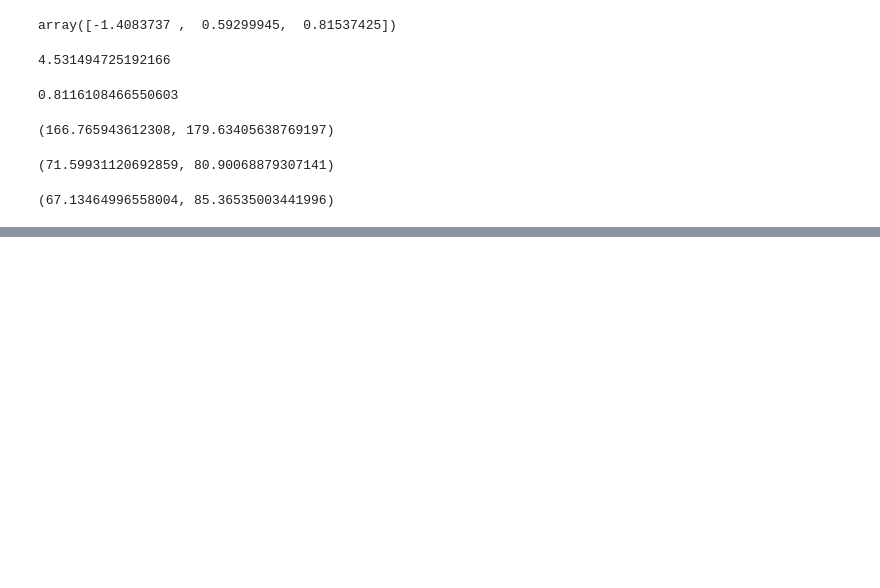
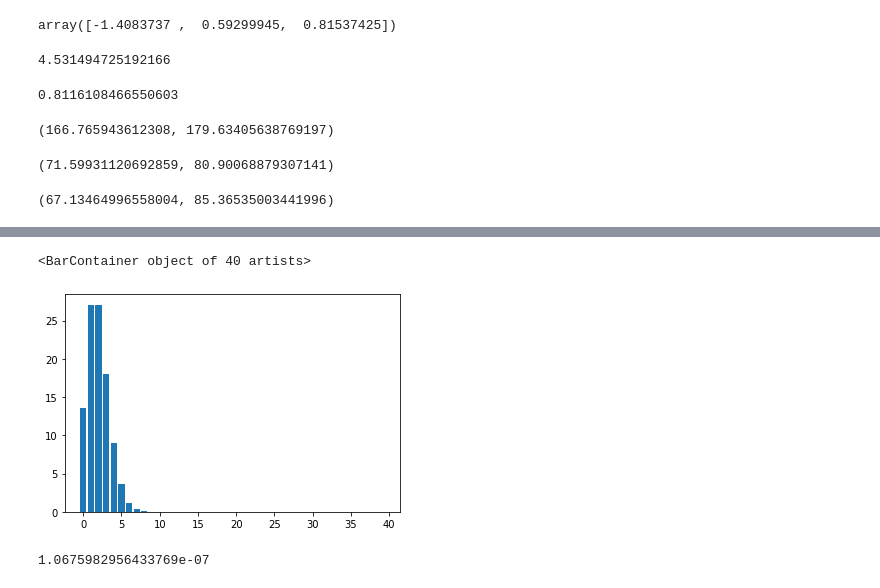
Before and after one commit to eaglehkim/python, a Jupyter notebook: prac2.ipynb, the cells around one changed output, grey strips where cells are left out. Cells and saved outputs as stored; diff of their text form; code cells hidden in the pictures; blank space fills up the shorter version.

```diff
--- a/prac2.ipynb
+++ b/prac2.ipynb
@@ -1768,0 +1993,37 @@ ms_min, ms_max
+# %%
+# 포아송 분포
+# n -> 무한대
+# k -> 0 으로 수렴
+
+# 일어날 횟수 - λ(람다) 번일 때
+# 이 사건이 n번 일어날 확률
+
+# P(n) = (λ^n * e^-λ) / n!
+# np       E = λ
+# np(1-p)  V = λ
+
+from math import exp
+
+def poi_prob(n, lammda):
+  exp = (math.pow(lammda, n) * math.exp(-lammda)) / fact(n)
+  return exp
+
+expect_ = []
+
+total = 40 # 갯수
+lammda = 2 # 사건이 두 번 일어남
+
+for i in range(total):
+  expect_.append(poi_prob(i, lammda)*100)
+
+plt.bar(np.arange(total), expect_)
+# 이렇게 이항분포와 다르게 낮은확률로 일어나는 사건들은 포아송 분포로 표시하는것이 좋다
+# 이항분포로 표시할시 정규분포형태를 따르기때문에 위험도가 과장될 수가 있다.
+# %% [output]
+<BarContainer object of 40 artists>
+[figure, added]
+# %%
+# ex 로또
+fact(6) * fact(40) / fact(46)
+# %% [output]
+1.0675982956433769e-07
```
Also changed, not shown: parts of 22 cells of this notebook.
